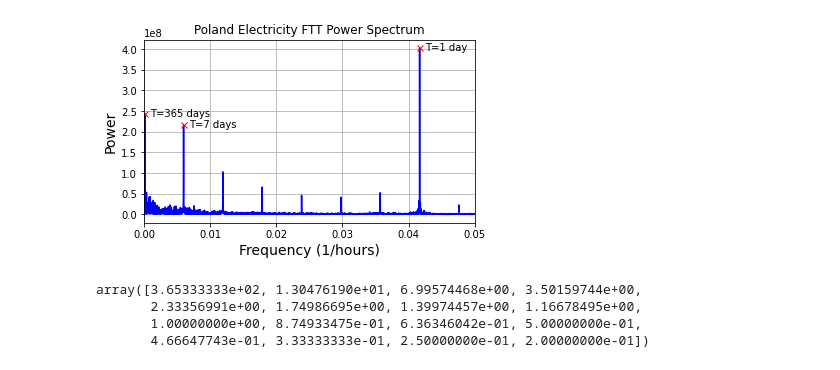
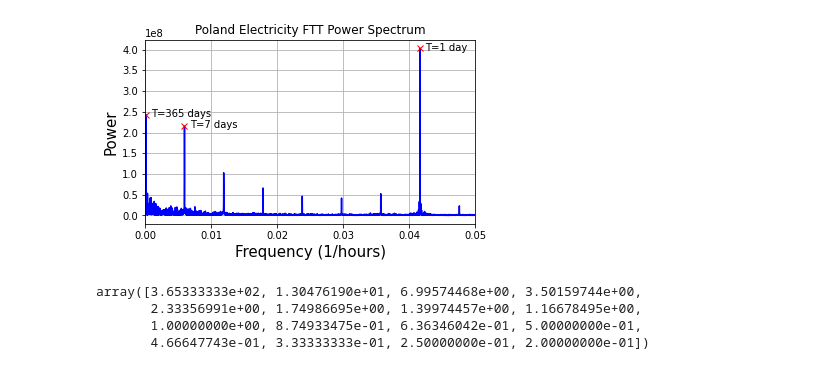
Before and after one commit to BleakHeart/Report-2, a Jupyter notebook: src/Fourier_f_extrapolations.ipynb, the cells around one changed output. Cells and saved outputs as stored; diff of their text form; code cells hidden in the pictures.

```diff
--- a/src/Fourier_f_extrapolations.ipynb
+++ b/src/Fourier_f_extrapolations.ipynb
@@ -81,36 +79,36 @@ FFT_abs = np.absolute(x_freqdom)
 peaks, _ = signal.find_peaks(FFT_abs, threshold=9.5E6, distance=200)
 widths = signal.peak_widths(FFT_abs, peaks, rel_height=0.97)
 
 idxs = [0, 2, 8]
 T = np.int32(np.around(1/f[peaks[idxs]]/24))
 
 ax = latex_settings()
 
 ax.plot(f[:n//2], FFT_abs[:n//2], 'b')
 
 ax.plot(f[peaks[idxs]], FFT_abs[peaks[idxs]], 'x', c='red')
 
 for i, t in zip(idxs, T):
     if i == 8:
         string = f'T={t} day'
     else:
         string = f'T={t} days'
 
     ax.annotate(string, xy=(f[peaks[i]], FFT_abs[peaks[i]]),
                     xytext=(f[peaks[i]]+0.0008, FFT_abs[peaks[i]] - 0.5E7))
 
 
 plt.xlim(0, 0.05)
-plt.xlabel('Frequency (1/hours)')
-plt.ylabel('Power')
+plt.xlabel('Frequency (1/hours)', fontsize=15)
+plt.ylabel('Power', fontsize=15)
 plt.grid()
 plt.title('Poland Electricity FTT Power Spectrum')
 if os.path.isfile('../Images/Poland_Spectrum.png'):
     pass
 else:
     plt.savefig('../Images/Poland_Spectrum.png', dpi=800, transparent=True)
 # %% [output]
-[figure, old version]
+[figure, new version]
 # %%
 T_peaks = 1/np.unique(np.abs(f[peaks]))/24.
 T_peaks
```
Also changed, not shown: parts of 3 cells of this notebook, 2 other files.
